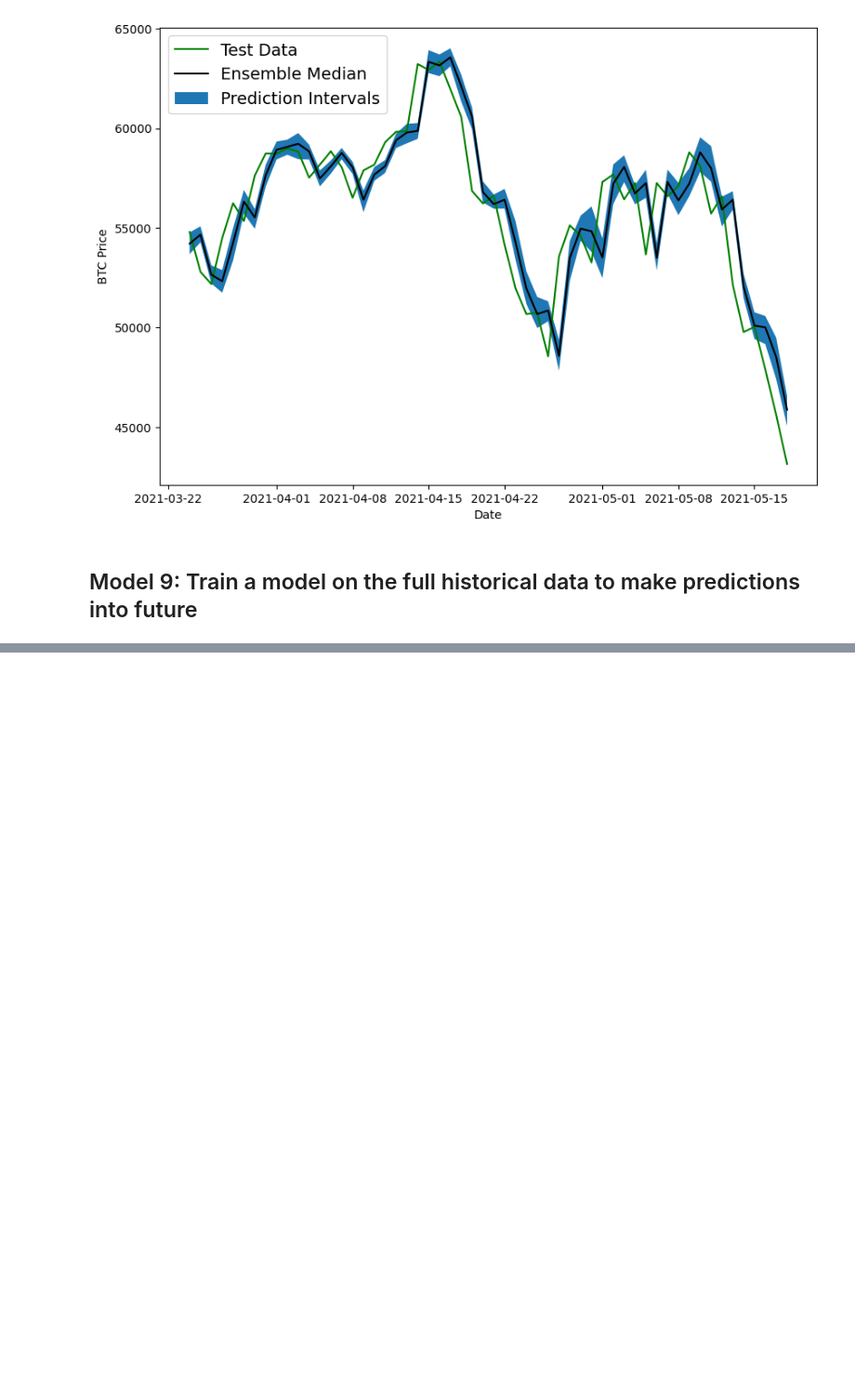
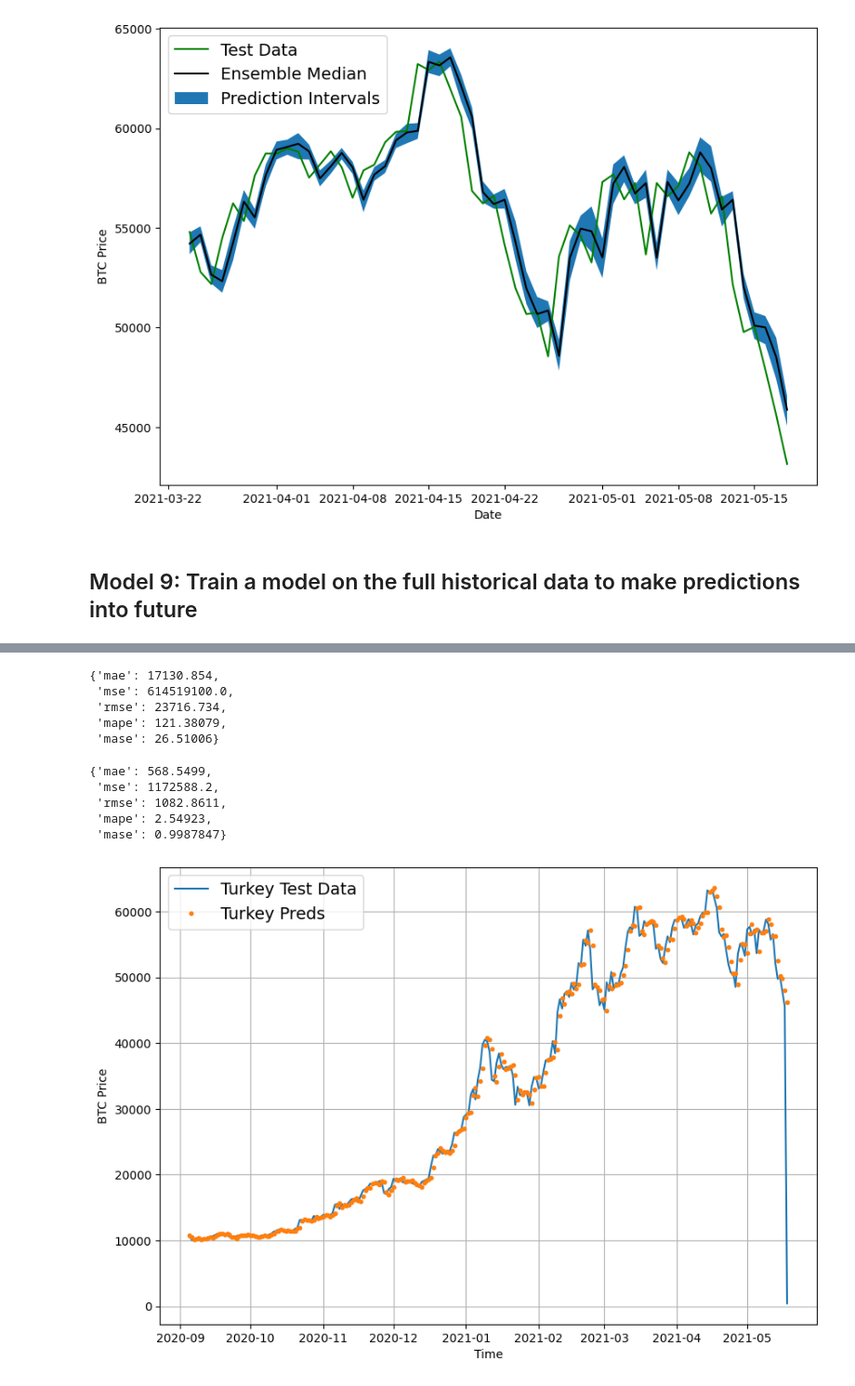
Before and after one commit to rorra/ds-projects, a Jupyter notebook: tensorflow-zero-to-mastery/10 - Time Series Forecasting in TensorFlow.ipynb, the cells around one changed output, grey strips where cells are left out. Shown at 93% size. Cells and saved outputs as stored; diff of their text form; code cells hidden in the pictures; blank space fills up the shorter version.

```diff
--- a/tensorflow-zero-to-mastery/10 - Time Series Forecasting in TensorFlow.ipynb
+++ b/tensorflow-zero-to-mastery/10 - Time Series Forecasting in TensorFlow.ipynb
@@ -1512,0 +1743,4 @@ plt.legend(loc="upper left", fontsize=14);
+# %%
+# Load best model and evaluate on test data
+turkey_model = tf.keras.models.load_model("model_experiments/Turkey_Model/")
+turkey_model.evaluate(X_test, y_test)
@@ -1512,0 +1750,3 @@ plt.legend(loc="upper left", fontsize=14);
+# %%
+turkey_preds = make_preds(turkey_model, X_test)
+turkey_preds[:10]
@@ -1512,0 +1758,34 @@ plt.legend(loc="upper left", fontsize=14);
+# %%
+turkey_results = evaluate_preds(y_true=y_test, y_pred=turkey_preds)
+turkey_results
+# %% [output]
+{'mae': 17130.854,
+ 'mse': 614519100.0,
+ 'rmse': 23716.734,
+ 'mape': 121.38079,
+ 'mase': 26.51006}
+# %%
+model_1_results
+# %% [output]
+{'mae': 568.5499,
+ 'mse': 1172588.2,
+ 'rmse': 1082.8611,
+ 'mape': 2.54923,
+ 'mase': 0.9987847}
+# %%
+plt.figure(figsize=(10, 7))
+offset=300
+plot_time_series(
+  timesteps=btc_timesteps_turkey[-len(X_test):],
+  values=btc_price_turkey[-len(y_test):],
+  format="-",
+  label="Turkey Test Data", start=offset
+)
+plot_time_series(
+  timesteps=btc_timesteps_turkey[-len(X_test):],
+  values=turkey_preds,
+  label="Turkey Preds",
+  start=offset
+);
+# %% [output]
+[figure, added]
```
Also changed, not shown: parts of 43 cells of this notebook.
